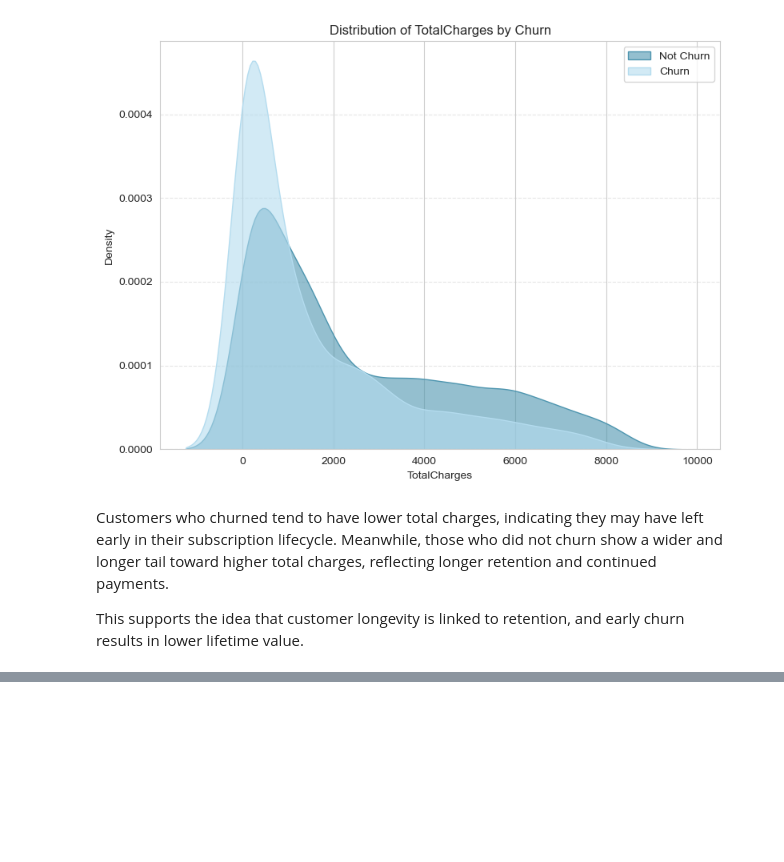
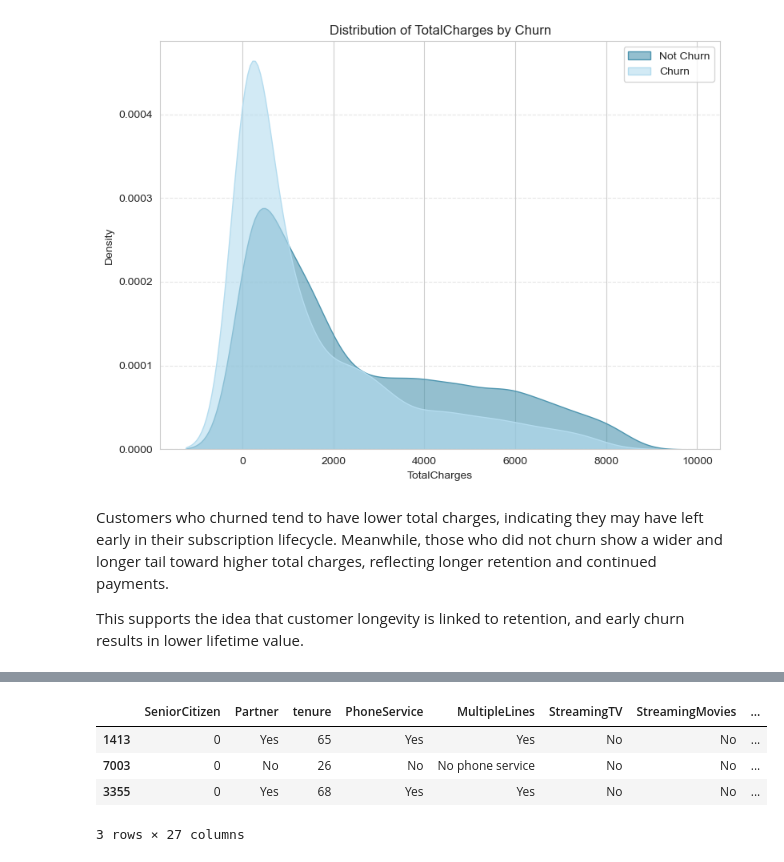
Before and after one commit to Jaspreetkhokhar12/customer-churn-analysis, a Jupyter notebook: churn_analysis.ipynb, the cells around one changed output, grey strips where cells are left out. Saved outputs shown, nothing was run; the diff lists cells and outputs as text; code cells hidden in the pictures; blank space fills up the shorter version.

```diff
--- a/churn_analysis.ipynb
+++ b/churn_analysis.ipynb
@@ -672,0 +768,3 @@ This supports the idea that customer longevity is linked to retention, and early
+# %%
+feature_names = encoder.get_feature_names_out(categorical_features_to_encode)
+print(feature_names)
@@ -672,0 +780,8 @@ This supports the idea that customer longevity is linked to retention, and early
+# %%
+# Transform training and test data
+train_categorical_one_encoded_data = encoder.transform(X_train[categorical_features_to_encode])
+test_categorical_one_encoded_data = encoder.transform(X_test[categorical_features_to_encode])
+
+# Convert to DataFrames
+train_OHE_df = pd.DataFrame(train_categorical_one_encoded_data, columns=feature_names, index=X_train.index)
+test_OHE_df = pd.DataFrame(test_categorical_one_encoded_data, columns=feature_names, index=X_test.index)
@@ -672,0 +802,14 @@ This supports the idea that customer longevity is linked to retention, and early
+# %%
+X_train = X_train.drop(columns=categorical_features_to_encode)
+X_test = X_test.drop(columns=categorical_features_to_encode)
+
+X_train = pd.concat([X_train, train_OHE_df], axis=1)
+X_test = pd.concat([X_test, test_OHE_df], axis=1)
+# %%
+X_train.head(3)
+# %% [output]
+|  | SeniorCitizen | Partner | tenure | PhoneService | MultipleLines | StreamingTV | StreamingMovies | ... |
+| 1413 | 0 | Yes | 65 | Yes | Yes | No | No | ... |
+| 7003 | 0 | No | 26 | No | No phone service | No | No | ... |
+| 3355 | 0 | Yes | 68 | Yes | Yes | No | No | ... |
+3 rows × 27 columns
```
Also changed, not shown: parts of 19 cells of this notebook.
